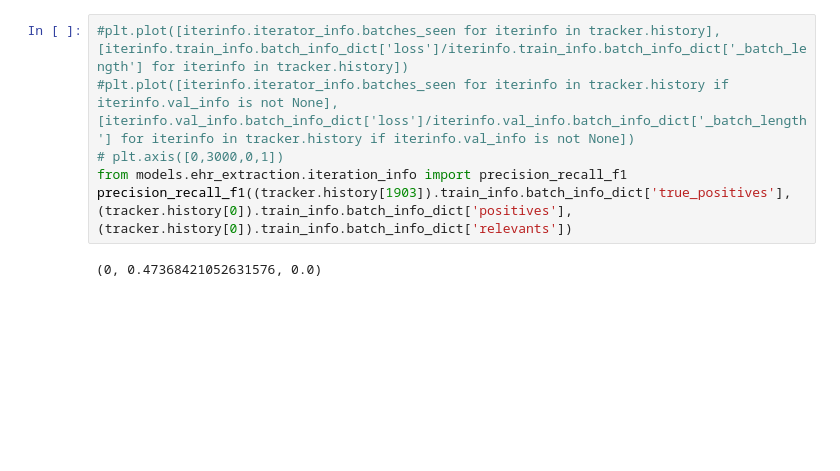
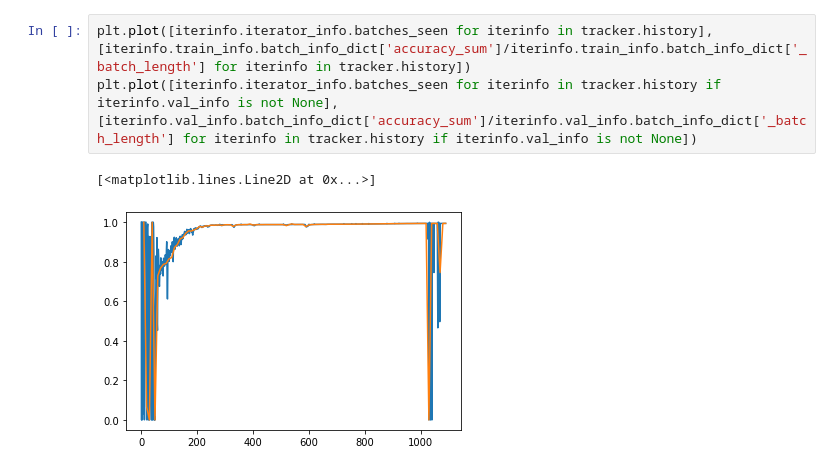
Before and after one commit to dmcinerney/ehr-extraction-models, a Jupyter notebook: plots.ipynb, the cells around one changed output. Cells and saved outputs as stored; diff of their text form; blank space fills up the shorter version.

```diff
--- a/plots.ipynb
+++ b/plots.ipynb
@@ -13,8 +26,6 @@ plt.plot([iterinfo.iterator_info.batches_seen for iterinfo in tracker.history if
 # %%
-#plt.plot([iterinfo.iterator_info.batches_seen for iterinfo in tracker.history], [iterinfo.train_info.batch_info_dict['loss']/iterinfo.train_info.batch_info_dict['_batch_length'] for iterinfo in tracker.history])
-#plt.plot([iterinfo.iterator_info.batches_seen for iterinfo in tracker.history if iterinfo.val_info is not None], [iterinfo.val_info.batch_info_dict['loss']/iterinfo.val_info.batch_info_dict['_batch_length'] for iterinfo in tracker.history if iterinfo.val_info is not None])
-# plt.axis([0,3000,0,1])
-from models.ehr_extraction.iteration_info import precision_recall_f1
-precision_recall_f1((tracker.history[1903]).train_info.batch_info_dict['true_positives'], (tracker.history[0]).train_info.batch_info_dict['positives'], (tracker.history[0]).train_info.batch_info_dict['relevants'])
+plt.plot([iterinfo.iterator_info.batches_seen for iterinfo in tracker.history], [iterinfo.train_info.batch_info_dict['accuracy_sum']/iterinfo.train_info.batch_info_dict['_batch_length'] for iterinfo in tracker.history])
+plt.plot([iterinfo.iterator_info.batches_seen for iterinfo in tracker.history if iterinfo.val_info is not None], [iterinfo.val_info.batch_info_dict['accuracy_sum']/iterinfo.val_info.batch_info_dict['_batch_length'] for iterinfo in tracker.history if iterinfo.val_info is not None])
 # %% [output]
-(0, 0.47368421052631576, 0.0)
+[<matplotlib.lines.Line2D at 0x...>]
+[figure, added]
```
Also changed, not shown: parts of 3 cells of this notebook, 14 other files.
